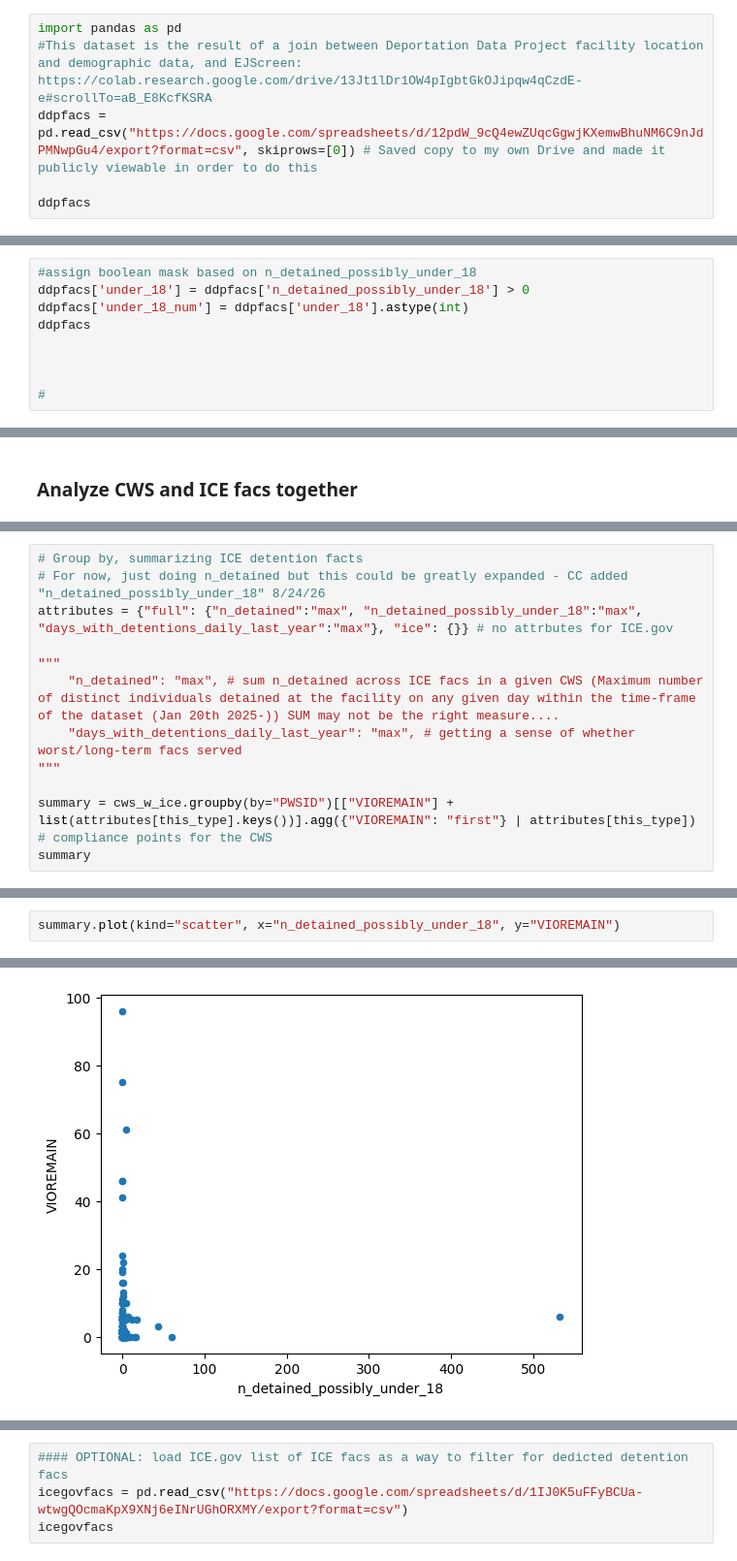
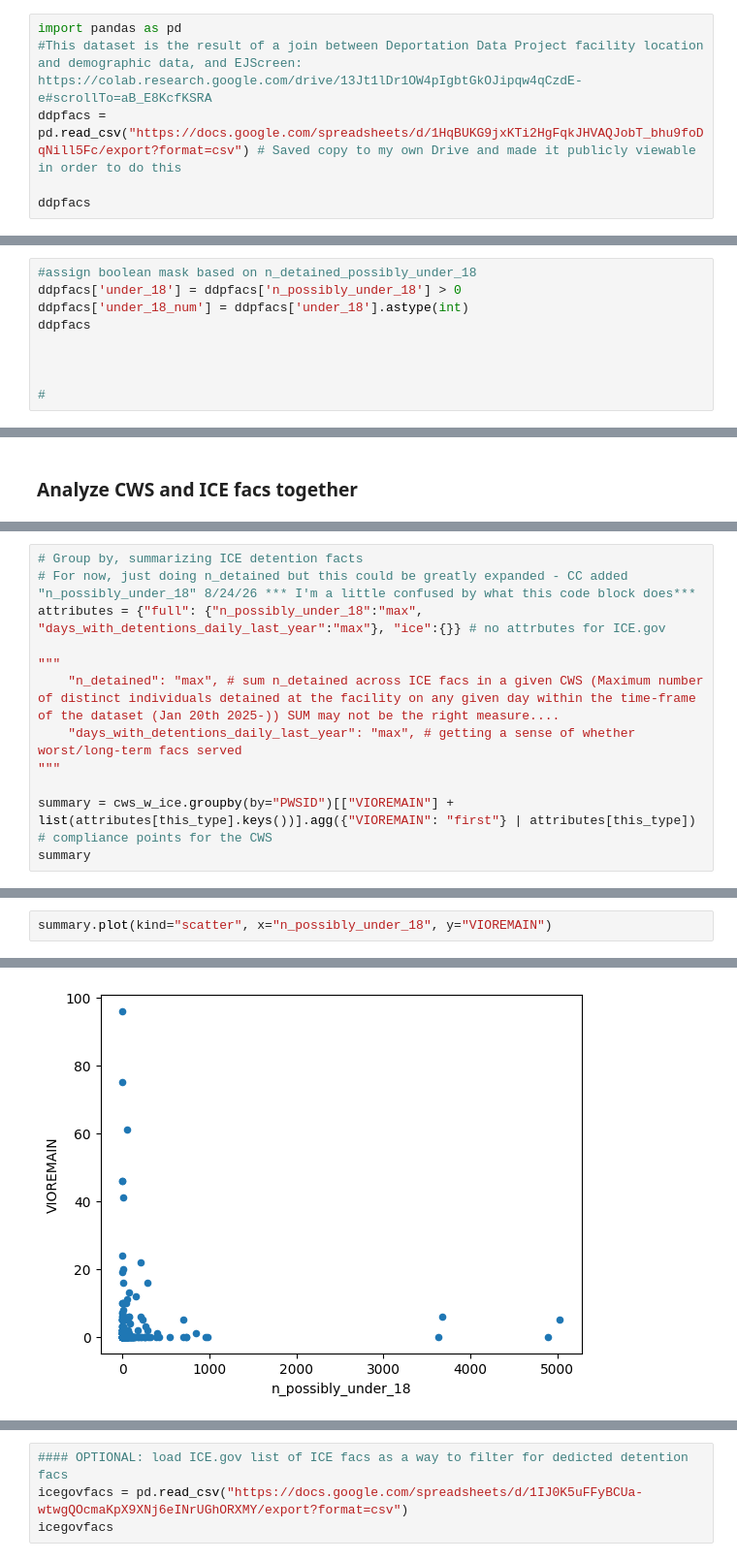
Before and after one commit to edgi-govdata-archiving/EEW-ICE, a Jupyter notebook: DWATER_ICE_Filtered.ipynb, the cells around one changed output, grey strips where cells are left out. Shown at 97% size. Cells and saved outputs as stored; diff of their text form.

```diff
--- a/DWATER_ICE_Filtered.ipynb
+++ b/DWATER_ICE_Filtered.ipynb
@@ -7,7 +7,7 @@
 # %%
 import pandas as pd
 #This dataset is the result of a join between Deportation Data Project facility location and demographic data, and EJScreen: https://colab.research.google.com/drive/13Jt1lDr1OW4pIgbtGkOJipqw4qCzdE-e#scrollTo=aB_E8KcfKSRA
-ddpfacs = pd.read_csv("https://docs.google.com/spreadsheets/d/12pdW_9cQ4ewZUqcGgwjKXemwBhuNM6C9nJdPMNwpGu4/export?format=csv", skiprows=[0]) # Saved copy to my own Drive and made it publicly viewable in order to do this
+ddpfacs = pd.read_csv("https://docs.google.com/spreadsheets/d/1HqBUKG9jxKTi2HgFqkJHVAQJobT_bhu9foDqNill5Fc/export?format=csv") # Saved copy to my own Drive and made it publicly viewable in order to do this
 
 ddpfacs
 # %% [output]
@@ -27,6 +27,6 @@ ddpfacs
 # %%
 #assign boolean mask based on n_detained_possibly_under_18
-ddpfacs['under_18'] = ddpfacs['n_detained_possibly_under_18'] > 0
+ddpfacs['under_18'] = ddpfacs['n_possibly_under_18'] > 0
 ddpfacs['under_18_num'] = ddpfacs['under_18'].astype(int)
 ddpfacs
 
@@ -246,7 +267,7 @@ len(cws_w_ice["PWSID"].unique())
 # %%
 # Group by, summarizing ICE detention facts
-# For now, just doing n_detained but this could be greatly expanded - CC added "n_detained_possibly_under_18" 8/24/26
-attributes = {"full": {"n_detained":"max", "n_detained_possibly_under_18":"max", "days_with_detentions_daily_last_year":"max"}, "ice": {}} # no attrbutes for ICE.gov
+# For now, just doing n_detained but this could be greatly expanded - CC added "n_possibly_under_18" 8/24/26 *** I'm a little confused by what this code block does***
+attributes = {"full": {"n_possibly_under_18":"max", "days_with_detentions_daily_last_year":"max"}, "ice":{}} # no attrbutes for ICE.gov
 
 """
     "n_detained": "max", # sum n_detained across ICE facs in a given CWS (Maximum number of distinct individuals detained at the facility on any given day within the time-frame of the dataset (Jan 20th 2025-)) SUM may not be the right measure....
@@ -279,3 +300,3 @@ summary.plot(kind="scatter", x="days_with_detentions_daily_last_year", y="VIOREM
 # %%
-summary.plot(kind="scatter", x="n_detained_possibly_under_18", y="VIOREMAIN")
+summary.plot(kind="scatter", x="n_possibly_under_18", y="VIOREMAIN")
 # %% [output]
@@ -283 +304 @@ summary.plot(kind="scatter", x="n_detained_possibly_under_18", y="VIOREMAIN")
-[figure, old version]
+[figure, new version]
```
Also changed, not shown: parts of 20 cells of this notebook.
